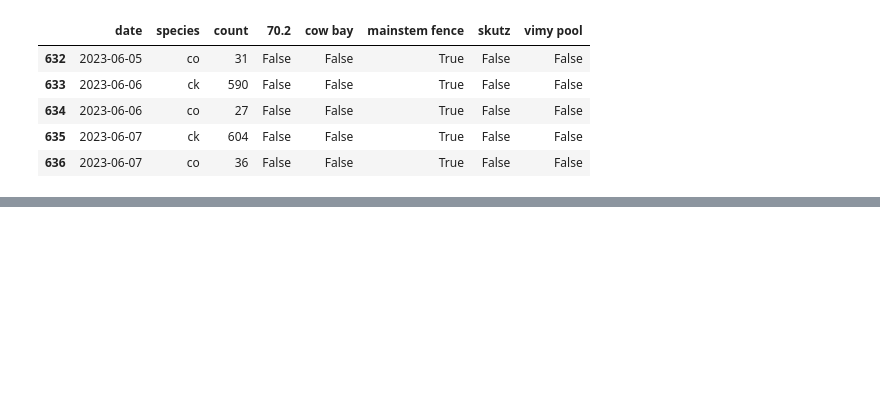
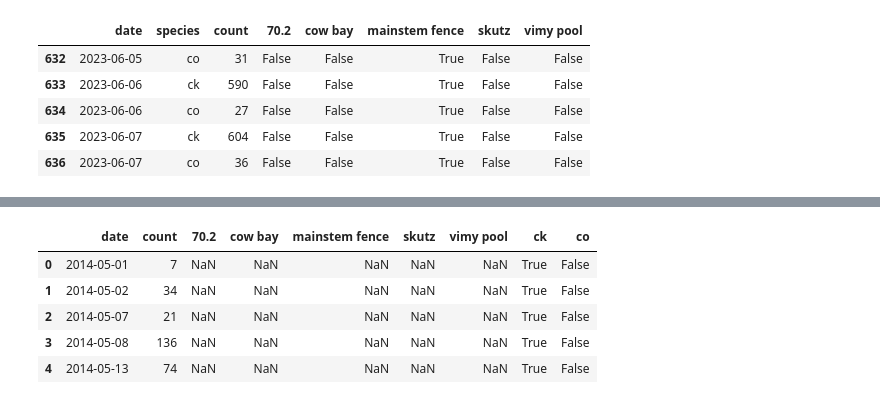
Before and after one commit to brahmwg/Bottlenecks_MDS_Capstone, a Jupyter notebook: outMigration_model/eda.ipynb, the cells around one changed output, grey strips where cells are left out. Saved outputs shown, nothing was run; the diff lists cells and outputs as text; code cells hidden in the pictures; blank space fills up the shorter version.

Commit message:
expandSpecies

```diff
--- a/outMigration_model/eda.ipynb
+++ b/outMigration_model/eda.ipynb
@@ -60,0 +74,2 @@ df_long.tail()
+# %%
+df_long['species'] = df_long['species'].replace('cn', 'ck')
@@ -60,0 +85,3 @@ df_long.tail()
+# %%
+df_long_filter = df_long[df_long['species'].isin(['co', 'ck'])]
+df_long_filter.head()
@@ -61 +95,14 @@ df_long.tail()
+# %%
+species_dummies = pd.get_dummies(df_long_filter['species'])
+
+df_expanded_1 = pd.concat([df_long_filter, species_dummies], axis=1)
+df_expanded_1 = df_expanded_1.drop('species', axis=1)
+df_expanded_1.head()
+# %% [output]
+|  | date | count | 70.2 | cow bay | mainstem fence | skutz | vimy pool | ck | co |
+| 0 | 2014-05-01 | 7 | NaN | NaN | NaN | NaN | NaN | True | False |
+| 1 | 2014-05-02 | 34 | NaN | NaN | NaN | NaN | NaN | True | False |
+| 2 | 2014-05-07 | 21 | NaN | NaN | NaN | NaN | NaN | True | False |
+| 3 | 2014-05-08 | 136 | NaN | NaN | NaN | NaN | NaN | True | False |
+| 4 | 2014-05-13 | 74 | NaN | NaN | NaN | NaN | NaN | True | False |
 # %%
```
Also changed, not shown: parts of 7 cells of this notebook.
